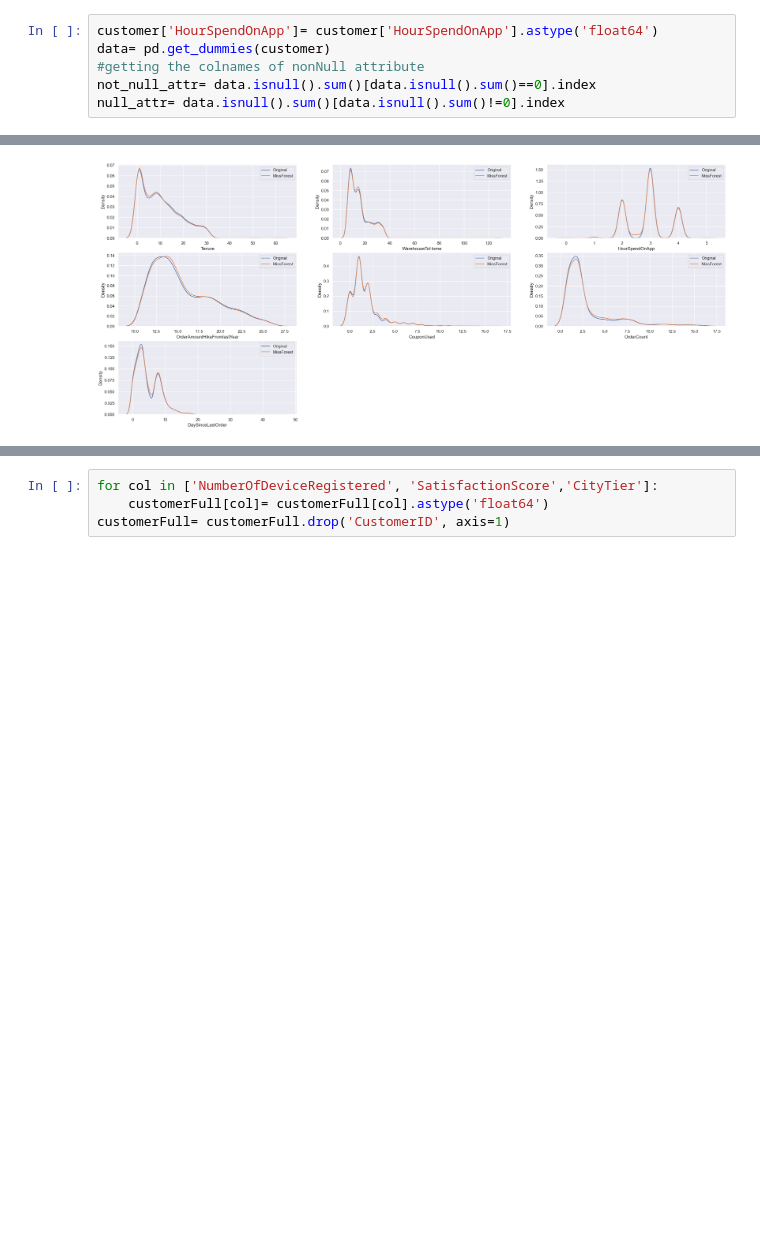
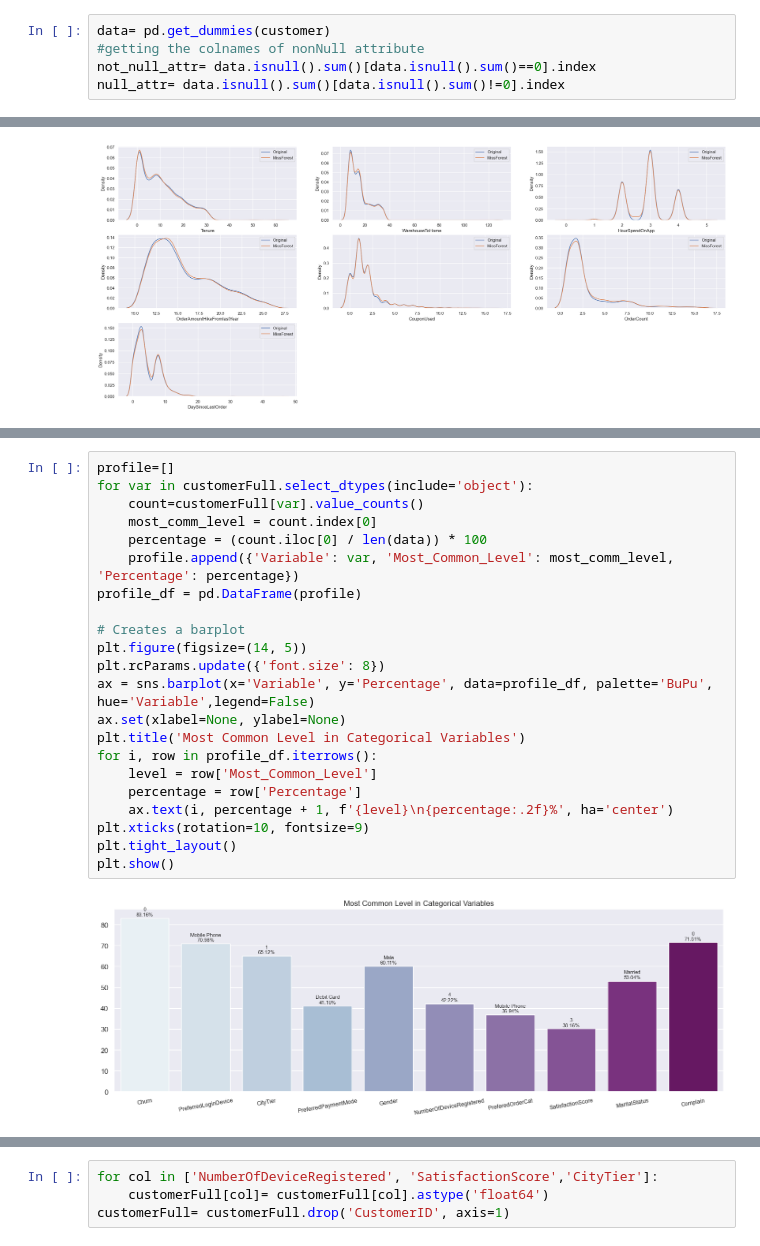
Before and after one commit to Celinejxy/E-commerce-Customer-Churn-Rate, a Jupyter notebook: Data Quality Evaluation & Preprocessing.ipynb, the cells around one changed output, grey strips where cells are left out. Drawn from its saved outputs; the diff is of its cells as text; blank space fills up the shorter version.

```diff
--- a/Data Quality Evaluation.ipynb
+++ b/Data Quality Evaluation & Preprocessing.ipynb
@@ -276,7 +307,6 @@ def missForest(data, attrb, dtype):
     y_pred= model.predict(x_test)
     return y_pred, Y[data['Label']=='Predict'].index
 # %%
-customer['HourSpendOnApp']= customer['HourSpendOnApp'].astype('float64')
 data= pd.get_dummies(customer)
 #getting the colnames of nonNull attribute
 not_null_attr= data.isnull().sum()[data.isnull().sum()==0].index
@@ -321,0 +374,24 @@ for subplots in ax.flatten()[len(null_attr):]:
+# %%
+profile=[]
+for var in customerFull.select_dtypes(include='object'):
+    count=customerFull[var].value_counts()
+    most_comm_level = count.index[0]
+    percentage = (count.iloc[0] / len(data)) * 100
+    profile.append({'Variable': var, 'Most_Common_Level': most_comm_level, 'Percentage': percentage})
+profile_df = pd.DataFrame(profile)
+
+# Creates a barplot
+plt.figure(figsize=(14, 5))
+plt.rcParams.update({'font.size': 8})
+ax = sns.barplot(x='Variable', y='Percentage', data=profile_df, palette='BuPu', hue='Variable',legend=False)
+ax.set(xlabel=None, ylabel=None)
+plt.title('Most Common Level in Categorical Variables')
+for i, row in profile_df.iterrows():
+    level = row['Most_Common_Level']
+    percentage = row['Percentage']
+    ax.text(i, percentage + 1, f'{level}\n{percentage:.2f}%', ha='center')
+plt.xticks(rotation=10, fontsize=9)
+plt.tight_layout()
+plt.show()
+# %% [output]
+[figure, added]
```
Also changed, not shown: parts of 22 cells of this notebook, 2 other files.
